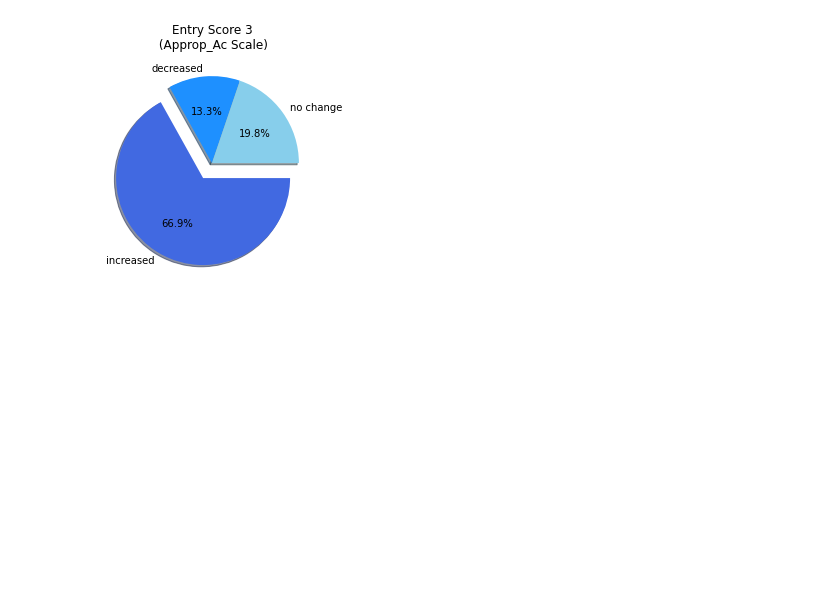
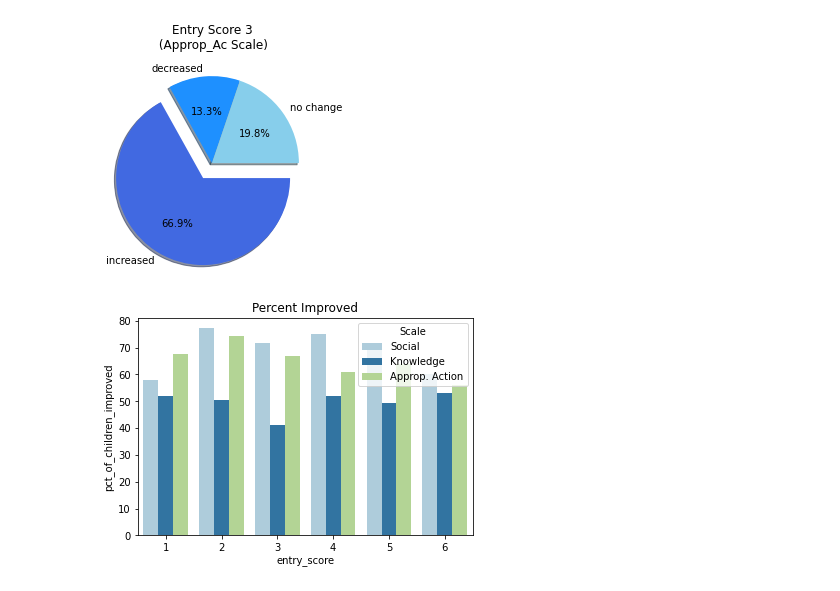
Before and after one commit to NSS-Data-Analytics-Cohort-7/didd-an-array-of-jorts, a Jupyter notebook: notebooks/Untitled4.ipynb, the cells around one changed output. Saved outputs shown, nothing was run; the diff lists cells and outputs as text; code cells hidden in the pictures; blank space fills up the shorter version.

```diff
--- a/notebooks/Untitled4.ipynb
+++ b/notebooks/Untitled4.ipynb
@@ -1055,3 +1055,12 @@ plt.title('Entry Score 3\n (Approp_Ac Scale)')
 plt.show()
 # %% [output]
 [figure]
+# %%
+ssin['Scale']='Social'
+ksin['Scale']='Knowledge'
+aasin['Scale']='Approp. Action'
+res=pd.concat([ssin,ksin,aasin])
+sns.barplot(x='entry_score',y=('pct_of_children_improved'),data=res,hue='Scale',palette='Paired').set(title='Percent Improved')
+plt.show()
+# %% [output]
+[figure, added]
```
Also changed, not shown: parts of 6 cells of this notebook.
